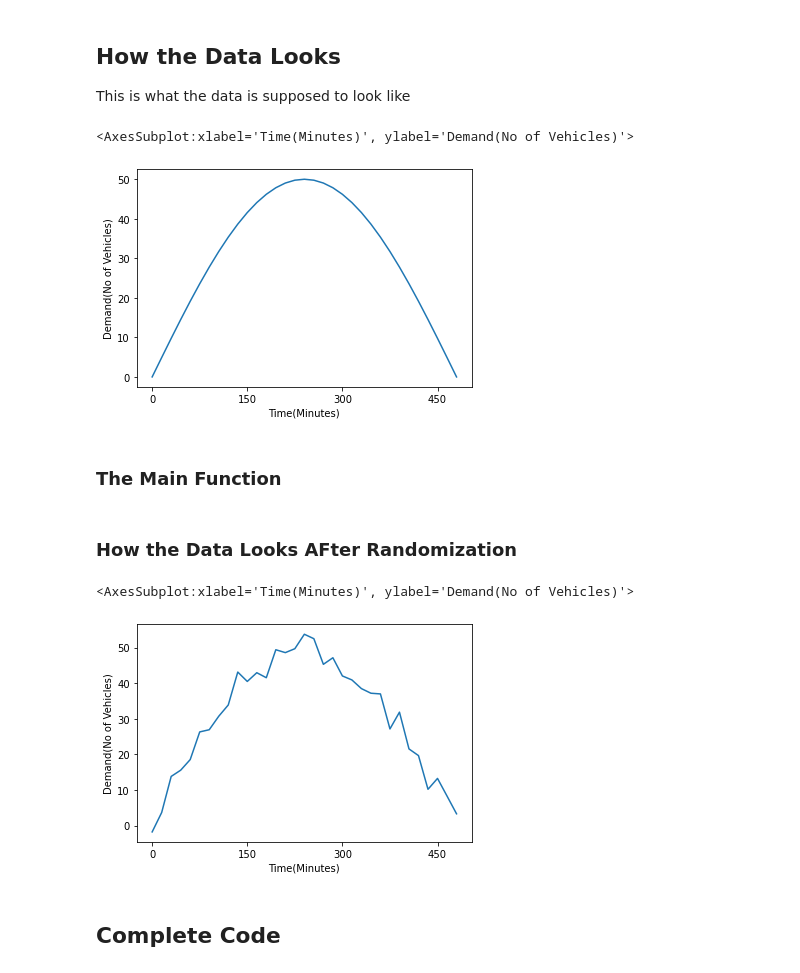
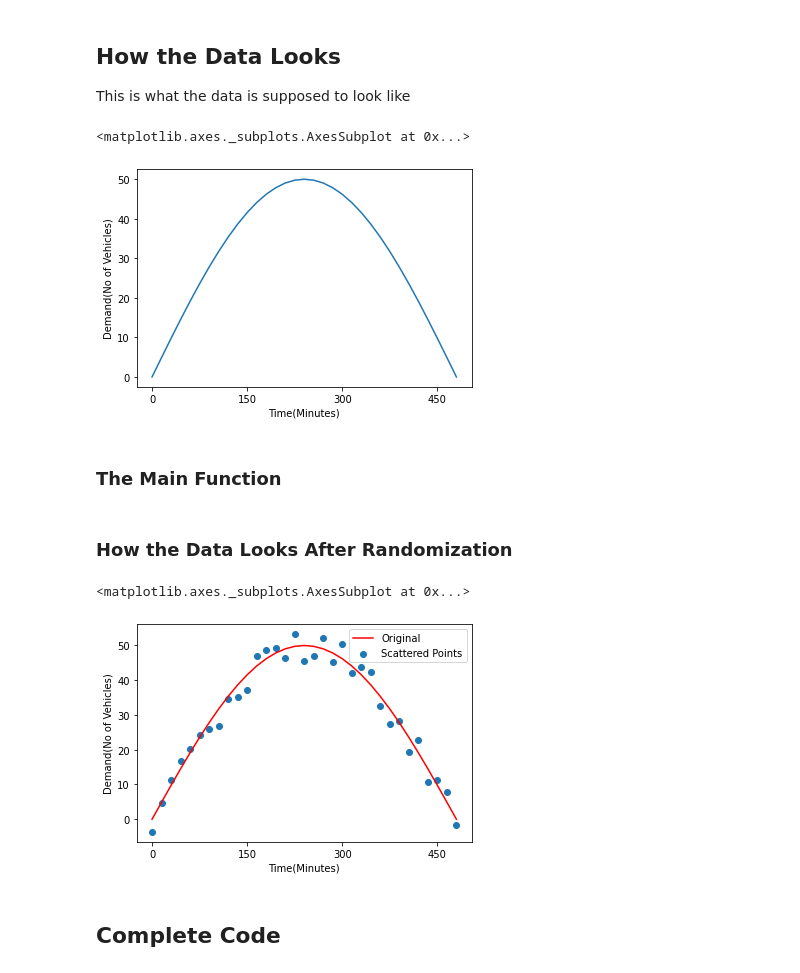
Before and after one commit to gsulay/XUTrafficSignalOptimization2122, a Jupyter notebook: Data Processing.ipynb, the cells around one changed output. Saved outputs shown, nothing was run; the diff lists cells and outputs as text; code cells hidden in the pictures.

```diff
--- a/Data Processing.ipynb
+++ b/Data Processing.ipynb
@@ -30,7 +30,7 @@ def minute_range(start, end, step=15):
 #numoy array
 max = 50
 time_list = minute_range(start,end,15)
-x = np.linspace(0,m.pi*50,len(time_list))
+x = np.linspace(0,m.pi*max,len(time_list))
 y = np.array([m.sin(i/50)*max for i in x])
 time = time_list
 # %%
@@ -69,7 +77,7 @@ ax.set_xticks(x_ticks)
 ax.set(ylabel = 'Demand(No of Vehicles)', xlabel = 'Time(Minutes)')
 ax
 # %% [output]
-<AxesSubplot:xlabel='Time(Minutes)', ylabel='Demand(No of Vehicles)'>
+<matplotlib.axes._subplots.AxesSubplot at 0x...>
 [figure]
 # %% [markdown]
 ### The Main Function
@@ -78,17 +86,19 @@ df['Demand'] = df['Demand'].apply(lambda x: np.random.uniform(x - sd, x + sd, 1)
 # %%
 df.to_csv('test.csv')
 # %% [markdown]
-### How the Data Looks AFter Randomization
+### How the Data Looks After Randomization
 # %%
 y_new = df.Demand
 fig,ax = plt.subplots()
-ax.plot(df.Time,y_new)
+ax.scatter(df.Time,y_new, label = 'Scattered Points')
+ax.plot(df['Time'], y, color = 'r', label = 'Original')
+ax.legend()
 ax.set_xticks(x_ticks)
 ax.set(ylabel = 'Demand(No of Vehicles)', xlabel = 'Time(Minutes)')
 ax
 # %% [output]
-<AxesSubplot:xlabel='Time(Minutes)', ylabel='Demand(No of Vehicles)'>
+<matplotlib.axes._subplots.AxesSubplot at 0x...>
-[figure, old version]
+[figure, new version]
 # %% [markdown]
 ## Complete Code
 # %%
```
Also changed, not shown: parts of 2 cells of this notebook.
